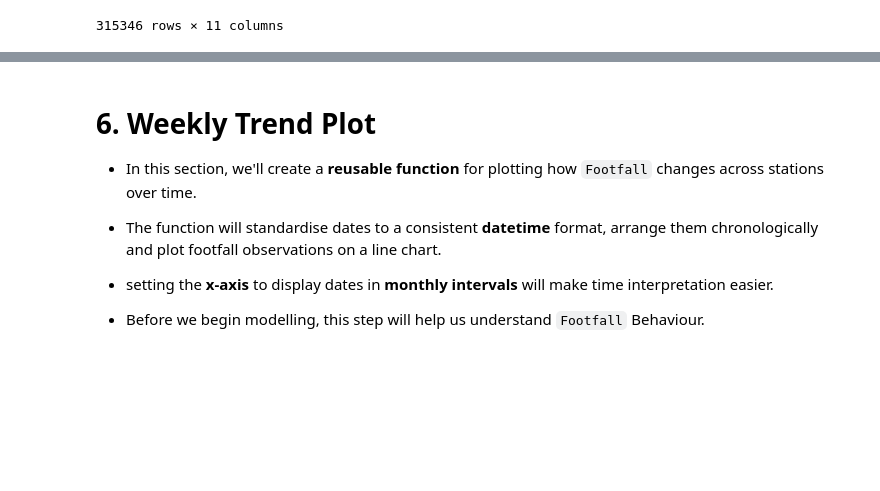
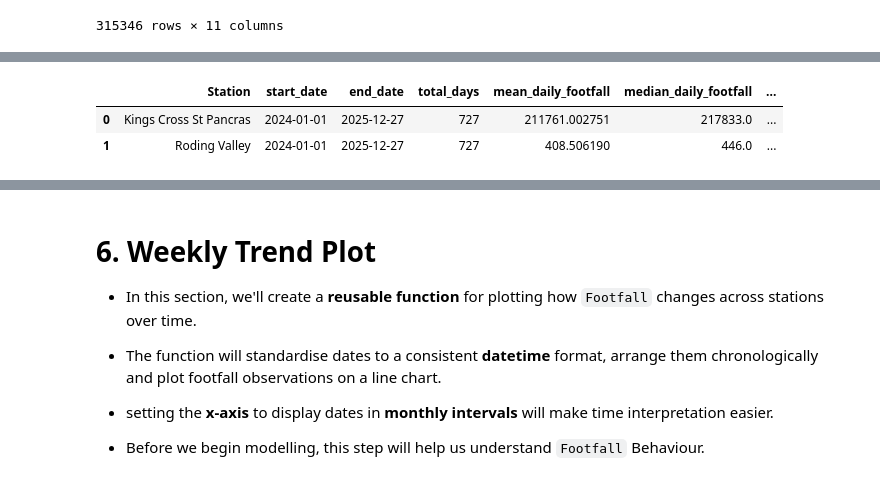
Before and after one commit to HARIRAJAMOHAN2000/london-public-transport-footfall-analysis, a Jupyter notebook: Analysis on TFL using Tube and Rail Stations in 2024-2025.ipynb, the cells around one changed output, grey strips where cells are left out. Drawn from its saved outputs; the diff is of its cells as text; code cells hidden in the pictures; blank space fills up the shorter version.

```diff
--- a/Analysis on TFL using Tube and Rail Stations in 2024-2025.ipynb
+++ b/Analysis on TFL using Tube and Rail Stations in 2024-2025.ipynb
@@ -313,0 +336,26 @@ df2_full
+# %%
+# 5.1 Exploratory Data Analysis
+
+eda_df = df2_full[df2_full["Station"].isin(selected)].copy()
+
+# Summary table
+eda_summary = (
+    eda_df.groupby("Station")
+          .agg(
+              start_date=("TravelDate", "min"),
+              end_date=("TravelDate", "max"),
+              total_days=("TravelDate", "nunique"),
+              mean_daily_footfall=("Footfall", "mean"),
+              median_daily_footfall=("Footfall", "median"),
+              min_daily_footfall=("Footfall", "min"),
+              max_daily_footfall=("Footfall", "max"),
+              std_daily_footfall=("Footfall", "std")
+          )
+          .reset_index()
+)
+
+display(eda_summary)
+# %% [output]
+|  | Station | start_date | end_date | total_days | mean_daily_footfall | median_daily_footfall | ... |
+| 0 | Kings Cross St Pancras | 2024-01-01 | 2025-12-27 | 727 | 211761.002751 | 217833.0 | ... |
+| 1 | Roding Valley | 2024-01-01 | 2025-12-27 | 727 | 408.506190 | 446.0 | ... |
```
Also changed, not shown: parts of 17 cells of this notebook.
